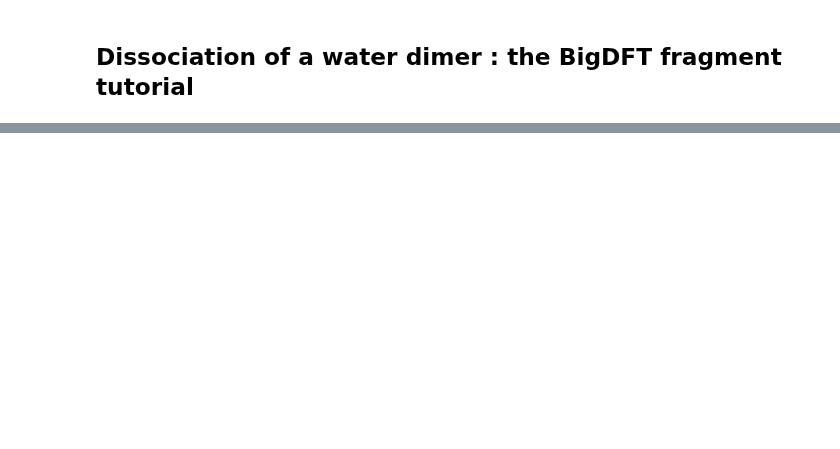
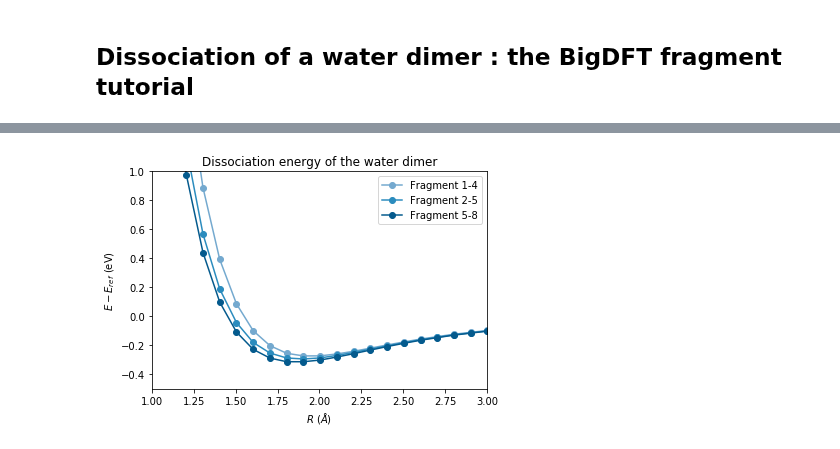
Before and after one commit to luigigenovese/BigDFT-nb, a Jupyter notebook: CDFT-H2O/dissociation.ipynb, the cells around one changed output, grey strips where cells are left out. Cells and saved outputs as stored; diff of their text form; code cells hidden in the pictures; blank space fills up the shorter version.

```diff
--- a/CDFT-H2O/dissociation.ipynb
+++ b/CDFT-H2O/dissociation.ipynb
@@ -81,0 +171,22 @@ ax.legend(loc='upper center', shadow=True, fontsize='large')
+# %%
+#Change the title for the tutorial calculation frag_1-4
+frag_1_4['title'] = 'Fragment 1-4'
+# %%
+# List of data to be plotted
+curves = [frag_1_4, frag_2_5, frag_5_8]
+# Lists of markers and colors (for matplotlib)
+colors = ['#74a9cf', '#2b8cbe', '#045a8d', '#009900', '#FF8000']
+markers = ['o']*3+['s']+['o']
+# Plot with matplotlib
+for i, data in enumerate(curves):
+    plt.plot(data['distances'], data['energies'], marker=markers[i],
+             ls='-', label=data['title'], color=colors[i])
+plt.ylim([-0.5, 1.0])
+plt.xlim([1.0, 3.0])
+plt.xlabel('$R$ ($\AA$)')
+plt.ylabel('$E-E_{ref}$ (eV)')
+plt.title('Dissociation energy of the water dimer')
+plt.legend()
+plt.show()
+# %% [output]
+[figure, added]
```
Also changed, not shown: parts of 48 cells of this notebook, 1 other file.
